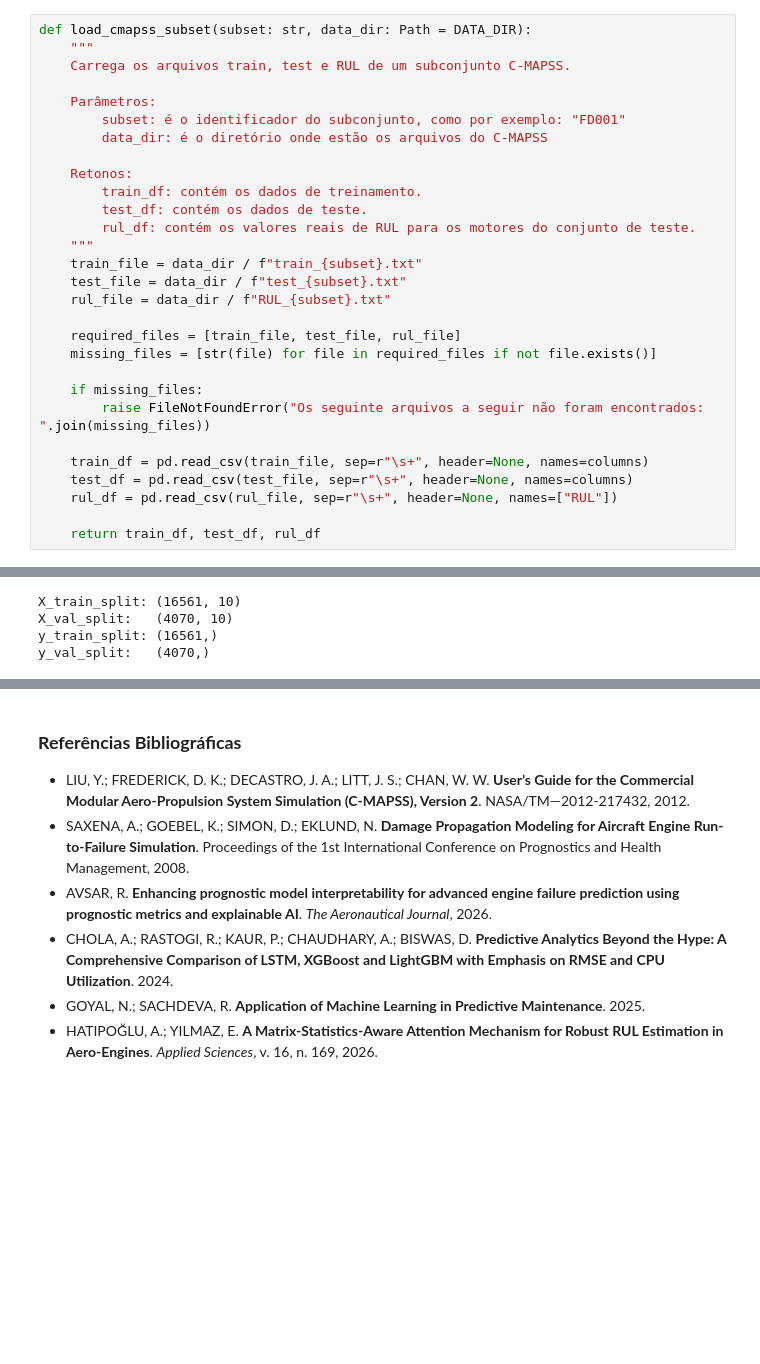
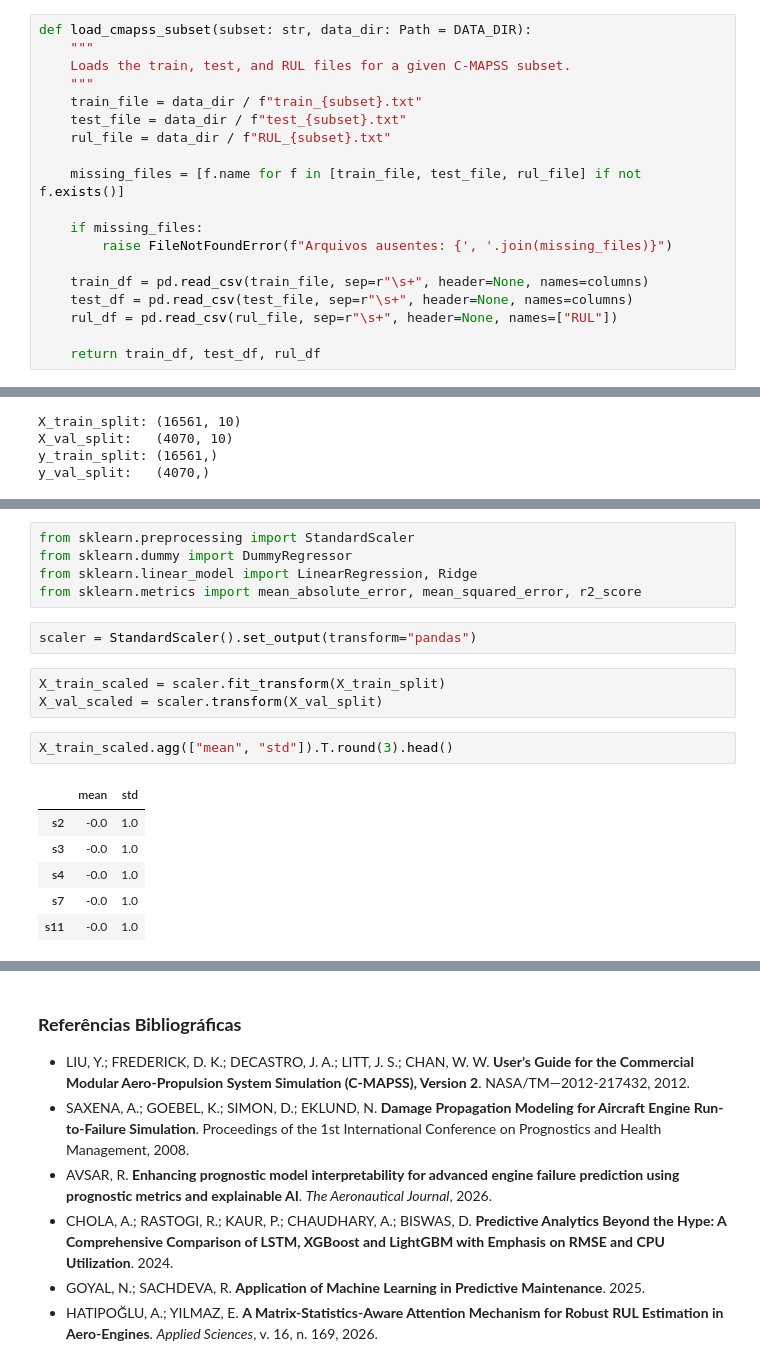
Before and after one commit to ander-oliveira/rul-prediction-cmapss, a Jupyter notebook: Prediction_RUL_CMAPSS.ipynb, the cells around one changed output, grey strips where cells are left out. Cells and saved outputs as stored; diff of their text form; blank space fills up the shorter version.

```diff
--- a/Prediction_RUL_CMAPSS.ipynb
+++ b/Prediction_RUL_CMAPSS.ipynb
@@ -195,26 +195,16 @@ A função abaixo carrega os três arquivos associados a um subconjunto do C-MAP
 # %%
 def load_cmapss_subset(subset: str, data_dir: Path = DATA_DIR):
     """
-    Carrega os arquivos train, test e RUL de um subconjunto C-MAPSS.
-
-    Parâmetros:
-        subset: é o identificador do subconjunto, como por exemplo: "FD001"
-        data_dir: é o diretório onde estão os arquivos do C-MAPSS
-
-    Retonos:
-        train_df: contém os dados de treinamento.
-        test_df: contém os dados de teste.
-        rul_df: contém os valores reais de RUL para os motores do conjunto de teste.
+    Loads the train, test, and RUL files for a given C-MAPSS subset.
     """
     train_file = data_dir / f"train_{subset}.txt"
     test_file = data_dir / f"test_{subset}.txt"
     rul_file = data_dir / f"RUL_{subset}.txt"
 
-    required_files = [train_file, test_file, rul_file]
-    missing_files = [str(file) for file in required_files if not file.exists()]
+    missing_files = [f.name for f in [train_file, test_file, rul_file] if not f.exists()]
 
     if missing_files:
-        raise FileNotFoundError("Os seguinte arquivos a seguir não foram encontrados: ".join(missing_files))
+        raise FileNotFoundError(f"Arquivos ausentes: {', '.join(missing_files)}")
 
     train_df = pd.read_csv(train_file, sep=r"\s+", header=None, names=columns)
     test_df = pd.read_csv(test_file, sep=r"\s+", header=None, names=columns)
@@ -1179,0 +1193,19 @@ y_val_split:   (4070,)
+# %%
+from sklearn.preprocessing import StandardScaler
+from sklearn.dummy import DummyRegressor
+from sklearn.linear_model import LinearRegression, Ridge
+from sklearn.metrics import mean_absolute_error, mean_squared_error, r2_score
+# %%
+scaler = StandardScaler().set_output(transform="pandas")
+# %%
+X_train_scaled = scaler.fit_transform(X_train_split)
+X_val_scaled = scaler.transform(X_val_split)
+# %%
+X_train_scaled.agg(["mean", "std"]).T.round(3).head()
+# %% [output]
+|  | mean | std |
+| s2 | -0.0 | 1.0 |
+| s3 | -0.0 | 1.0 |
+| s4 | -0.0 | 1.0 |
+| s7 | -0.0 | 1.0 |
+| s11 | -0.0 | 1.0 |
```
Also changed, not shown: parts of 28 cells of this notebook, 1 other file.
